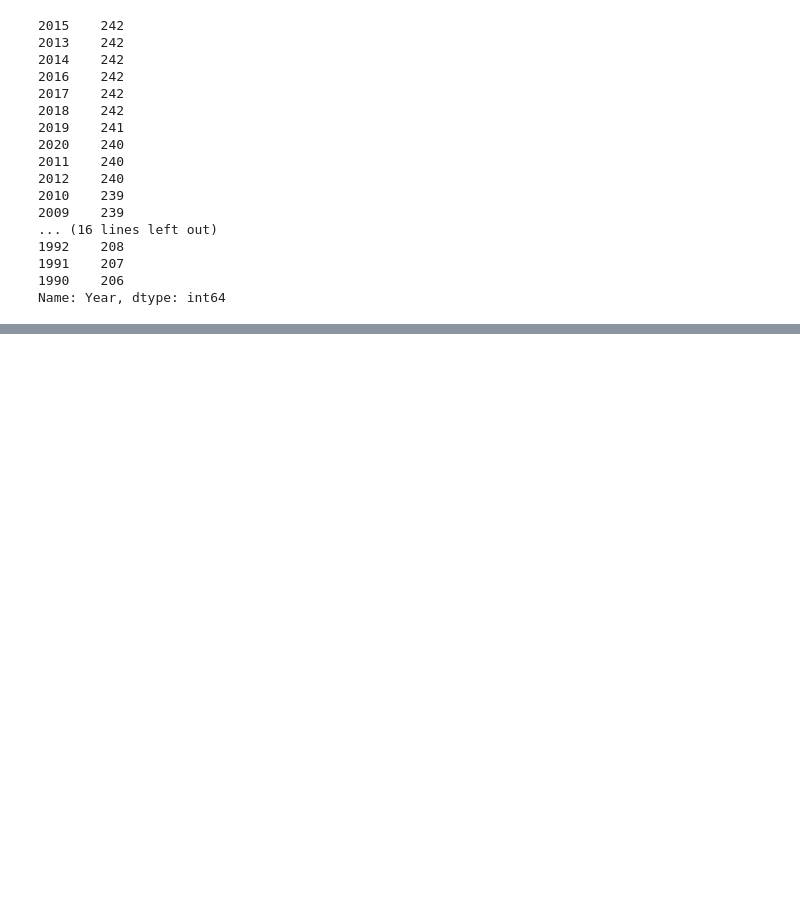
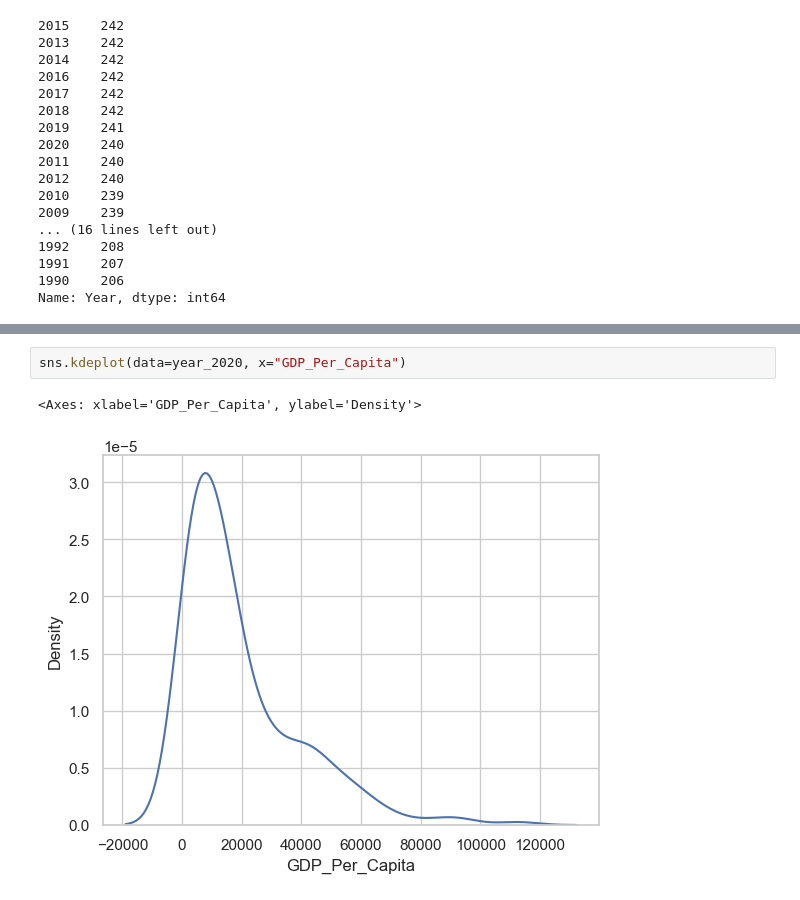
Before and after one commit to NSS-Full-Time-Data-Analytics-11/un-project-JenHall82, a Jupyter notebook: notebooks/un_project.ipynb, the cells around one changed output, grey strips where cells are left out. Cells and saved outputs as stored; diff of their text form; blank space fills up the shorter version.

```diff
--- a/notebooks/un_project.ipynb
+++ b/notebooks/un_project.ipynb
@@ -113,0 +143,5 @@ gdp_df = sns.load_dataset('iris')
+# %%
+sns.kdeplot(data=year_2020, x="GDP_Per_Capita")
+# %% [output]
+<Axes: xlabel='GDP_Per_Capita', ylabel='Density'>
+[figure, added]
```
Also changed, not shown: parts of 23 cells of this notebook.
